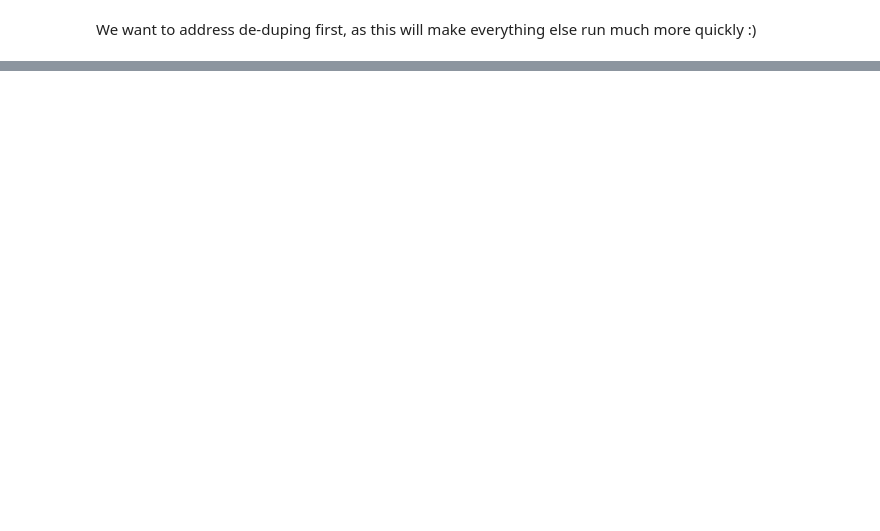
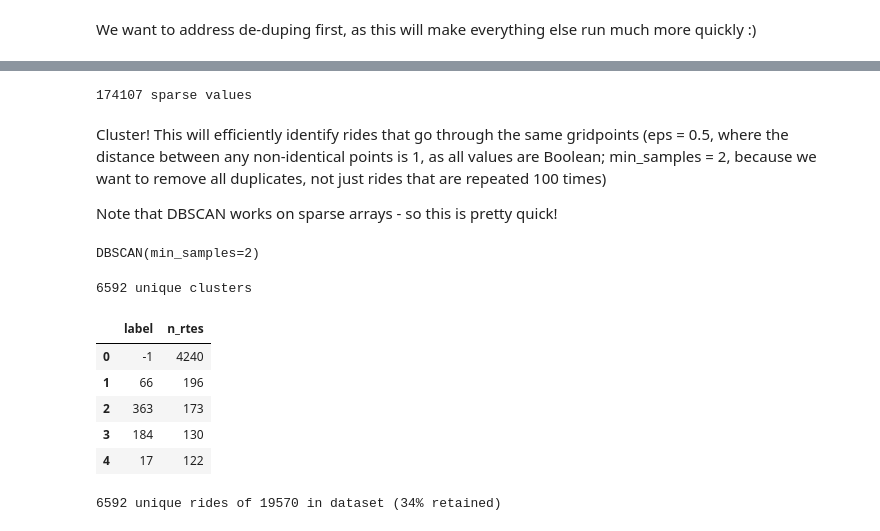
Before and after one commit to EHopper/EasyRider, a Jupyter notebook: 02-Clean-Up-With-Clustering.ipynb, the cells around one changed output, grey strips where cells are left out. Cells and saved outputs as stored; diff of their text form; code cells hidden in the pictures; blank space fills up the shorter version.

```diff
--- a/02-Clean-Up-With-Clustering.ipynb
+++ b/02-Clean-Up-With-Clustering.ipynb
@@ -158,0 +200,14 @@ road_backbone.save_gridpts(grid_pts, grid_dict, grid_fname, rtes_at_grid_fname)
+# %%
+pts_per_degree = 20
+grid_pts = pd.read_feather(
+    os.path.join(config.MODEL_PATH, 'grid_pts_{}.feather'.format(pts_per_degree))
+)
+rtes_at_grid = pd.read_feather(
+    os.path.join(config.MODEL_PATH, 'rtes_at_grid_{}.feather'.format(pts_per_degree))
+)
+gridpts_at_rte = pd.read_feather(
+    os.path.join(config.MODEL_PATH, 'gridpts_at_rte_{}.feather'.format(pts_per_degree))
+)
+grid_pts.set_index('grid_id', inplace=True)
+rtes_at_grid.set_index('grid_id', inplace=True)
+gridpts_at_rte.set_index('rte_id', inplace=True)
@@ -158,0 +240,61 @@ road_backbone.save_gridpts(grid_pts, grid_dict, grid_fname, rtes_at_grid_fname)
+# %%
+rte_grid_ohe = pd.read_feather(
+    os.path.join(config.PROCESSED_DATA_PATH,
+                 'gridpts_at_rte_{}_ohe.feather'.format(pts_per_degree))
+)
+rte_grid_ohe.set_index('rte_id', inplace=True)
+
+# This OHE grid is very sparse - convert to sparse CSR matrix for calculation efficiency
+sda = scipy.sparse.csr_matrix(rte_grid_ohe.values)
+print('{} sparse values'.format(sda.nnz))
+# %% [output]
+174107 sparse values
+# %% [markdown]
+Cluster! This will efficiently identify rides that go through the same gridpoints (eps = 0.5, where the distance between any non-identical points is 1, as all values are Boolean; min_samples = 2, because we  want to remove all duplicates, not just rides that are repeated 100 times)
+
+Note that DBSCAN works on sparse arrays - so this is pretty quick!
+# %%
+# DBSCAN cluster
+clusterer = sklearn.cluster.DBSCAN(min_samples=2, eps=0.5)
+clusterer.fit(sda)
+# %% [output]
+DBSCAN(min_samples=2)
+# %%
+# See how big each of the clusters is
+rte_clustered = gridpts_at_rte.copy()
+rte_clustered['labels'] = clusterer.labels_
+
+rte_clustered.reset_index().to_feather(
+    os.path.join(config.MODEL_PATH, 'rts_clustered_{}.feather'.format(pts_per_degree))
+)
+
+lab_counts = rte_clustered.labels.value_counts().reset_index().rename(
+    columns={'index': 'label', 'labels': 'n_rtes'})
+print('{} unique clusters'.format(lab_counts.shape[0] - 1
+                                  + lab_counts[lab_counts.label == -1].n_rtes[0]))
+lab_counts.head() # Show distribution
+# %% [output]
+6592 unique clusters
+|  | label | n_rtes |
+| 0 | -1 | 4240 |
+| 1 | 66 | 196 |
+| 2 | 363 | 173 |
+| 3 | 184 | 130 |
+| 4 | 17 | 122 |
+# %%
+# Cluster (-1) are all 'noise' - in this case, unique rides!
+# For other clusters, select the first one (arbitrarily - we just want
+# to keep only one from each cluster)
+RTE_IDS = rte_clustered[rte_clustered.labels == -1].index.tolist()
+for lab in lab_counts.label:
+    if lab == -1: continue
+    RTE_IDS += [rte_clustered[rte_clustered.labels == lab].index[0]]
+
+a = pd.DataFrame(pd.Series(RTE_IDS, dtype='int', name='rte_id'))
+a.to_feather(config.PROCESSED_DATA_PATH + 'deduped_rte_ids.feather')
+print('{} unique rides of {} in dataset ({:.0f}% retained)'.format(
+    a.shape[0], gridpts_at_rte.shape[0],
+    a.shape[0]/gridpts_at_rte.shape[0] * 100)
+     )
+# %% [output]
+6592 unique rides of 19570 in dataset (34% retained)
```
Also changed, not shown: parts of 23 cells of this notebook, 17 other files.
